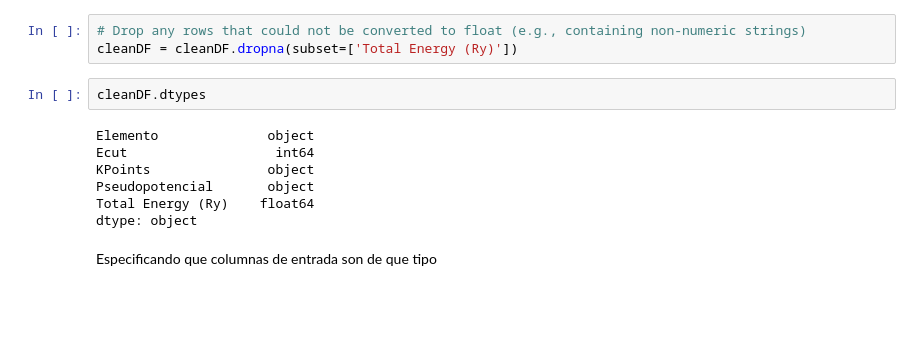
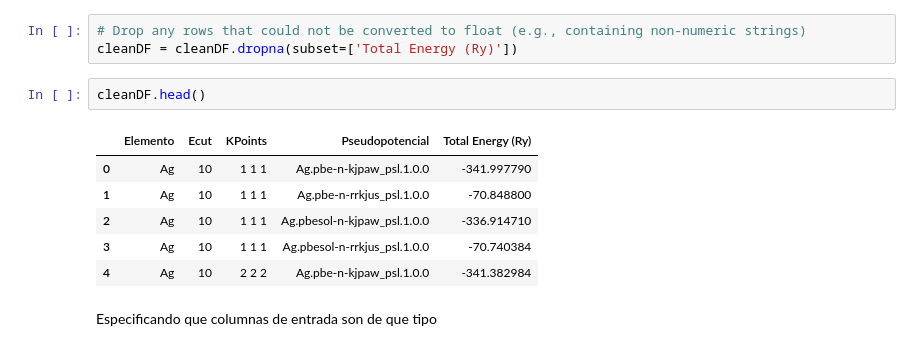
Before and after one commit to lorenzoog00/Total-Energy, a Jupyter notebook: red/Creacion.ipynb, the cells around one changed output. Cells and saved outputs as stored; diff of their text form; blank space fills up the shorter version.

```diff
--- a/red/Creacion.ipynb
+++ b/red/Creacion.ipynb
@@ -76,14 +76,14 @@ cleanDF['Total Energy (Ry)'] = pd.to_numeric(cleanDF['Total Energy (Ry)'], error
 # Drop any rows that could not be converted to float (e.g., containing non-numeric strings)
 cleanDF = cleanDF.dropna(subset=['Total Energy (Ry)'])
 # %%
-cleanDF.dtypes
+cleanDF.head()
 # %% [output]
-Elemento              object
-Ecut                   int64
-KPoints               object
-Pseudopotencial       object
-Total Energy (Ry)    float64
-dtype: object
+|  | Elemento | Ecut | KPoints | Pseudopotencial | Total Energy (Ry) |
+| 0 | Ag | 10 | 1 1 1 | Ag.pbe-n-kjpaw_psl.1.0.0 | -341.997790 |
+| 1 | Ag | 10 | 1 1 1 | Ag.pbe-n-rrkjus_psl.1.0.0 | -70.848800 |
+| 2 | Ag | 10 | 1 1 1 | Ag.pbesol-n-kjpaw_psl.1.0.0 | -336.914710 |
+| 3 | Ag | 10 | 1 1 1 | Ag.pbesol-n-rrkjus_psl.1.0.0 | -70.740384 |
+| 4 | Ag | 10 | 2 2 2 | Ag.pbe-n-kjpaw_psl.1.0.0 | -341.382984 |
 # %% [markdown]
 Especificando que columnas de entrada son de que tipo
 # %%
```
